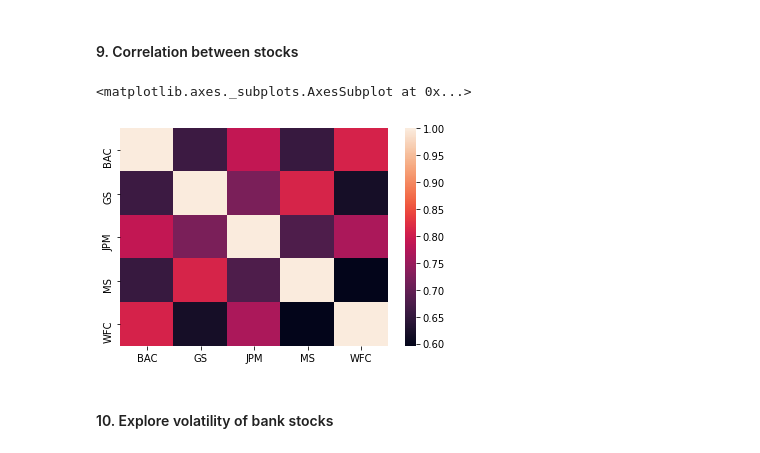
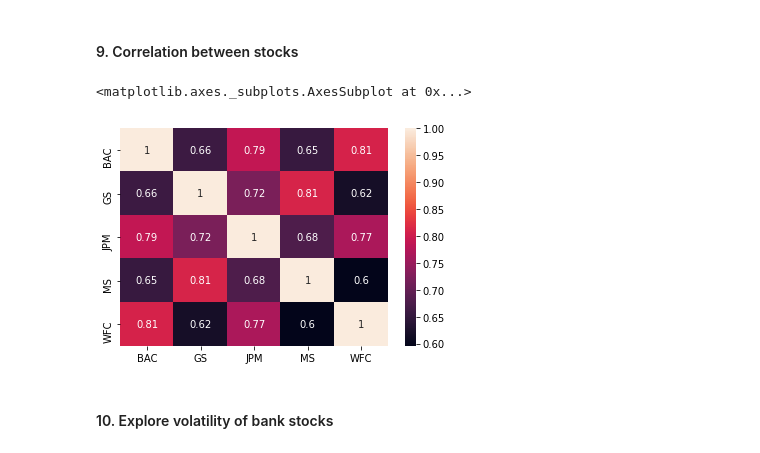
Before and after one commit to sli782/DC, a Jupyter notebook: data_challenge.ipynb, the cells around one changed output. Drawn from its saved outputs; the diff is of its cells as text; code cells hidden in the pictures.

Commit message:
update: few charts

```diff
--- a/data_challenge.ipynb
+++ b/data_challenge.ipynb
@@ -273,10 +282,10 @@ bankIDX("WFC",rocDF)
 # %% [markdown]
 #### 9. Correlation between stocks
 # %%
-sns.heatmap(rocDF.corr())
+sns.heatmap(rocDF.corr(), annot=True)
 # %% [output]
 <matplotlib.axes._subplots.AxesSubplot at 0x...>
-[figure, old version]
+[figure, new version]
 # %% [markdown]
 #### 10. Explore volatility of bank stocks
 # %%
```
Also changed, not shown: parts of 6 cells of this notebook.
